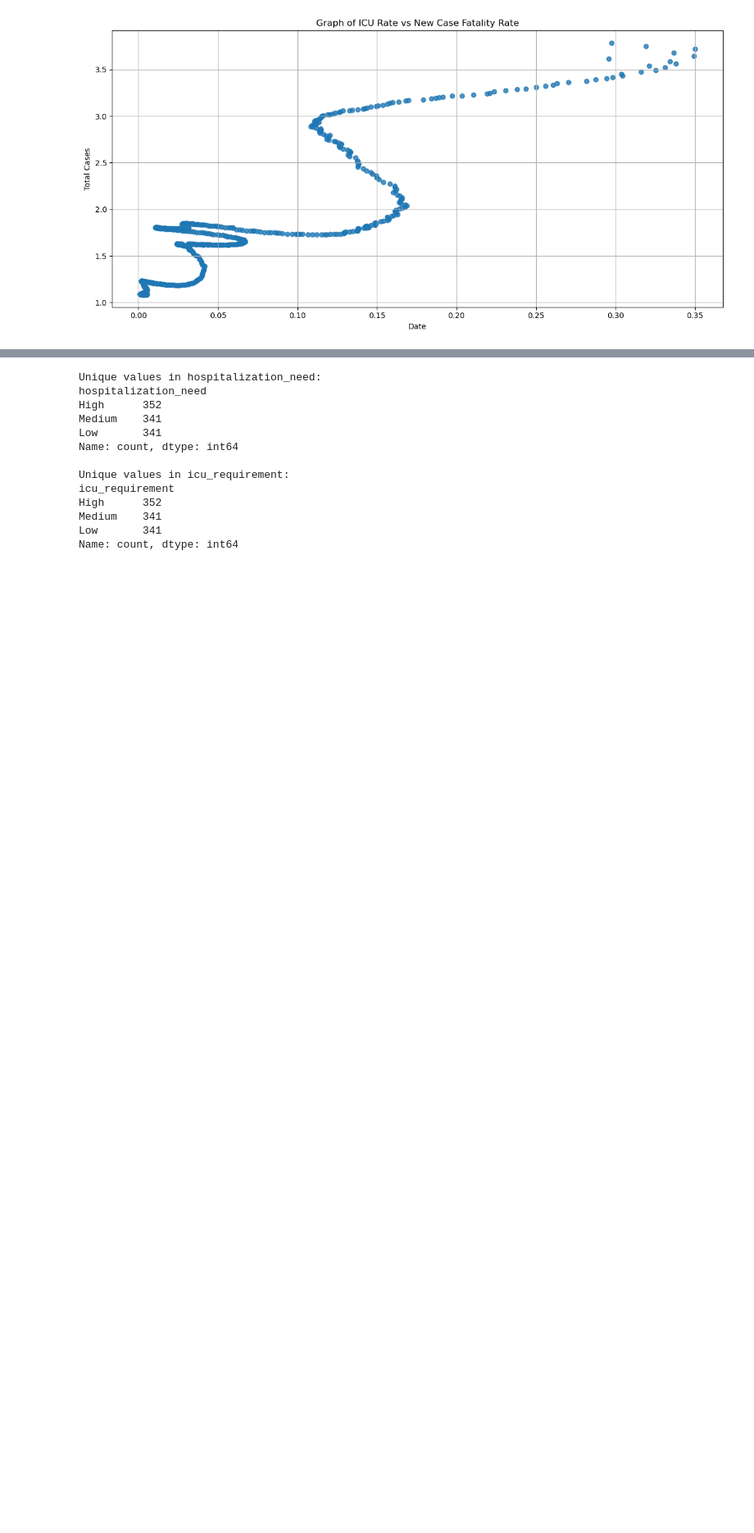
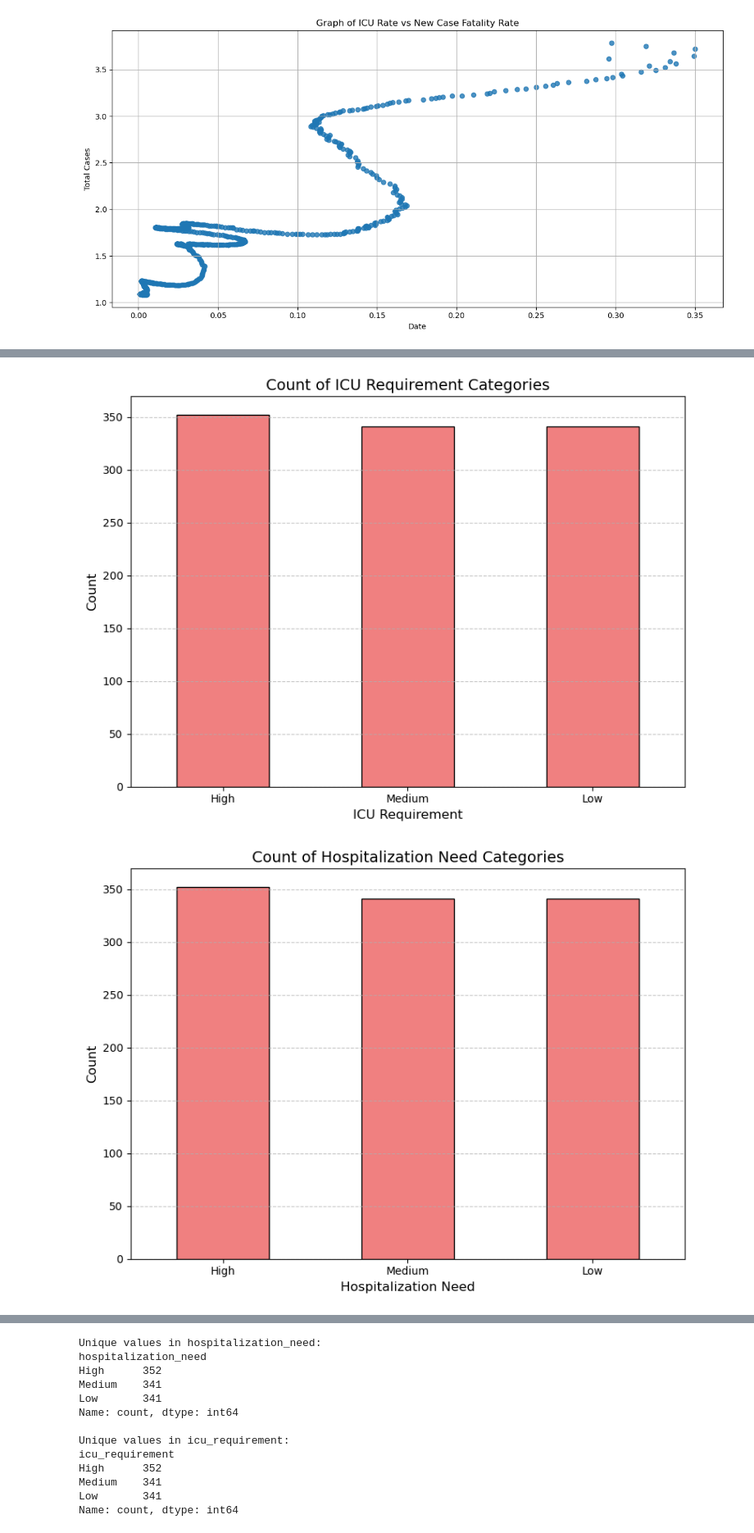
Before and after one commit to NomyNom/cosc3337_data_project, a Jupyter notebook: eda.ipynb, the cells around one changed output, grey strips where cells are left out. Shown at 82% size. Cells and saved outputs as stored; diff of their text form; code cells hidden in the pictures; blank space fills up the shorter version.

```diff
--- a/eda.ipynb
+++ b/eda.ipynb
@@ -220,0 +260,39 @@ plt.show()
+# %%
+# Count the number of instances for each ICU requirement category
+icu_requirement_counts = covid_data['icu_requirement'].value_counts()
+
+# Create the bar graph
+plt.figure(figsize=(8, 6))
+icu_requirement_counts.plot(kind='bar', color='lightcoral', edgecolor='black')
+
+# Add labels and title
+plt.title('Count of ICU Requirement Categories', fontsize=14)
+plt.xlabel('ICU Requirement', fontsize=12)
+plt.ylabel('Count', fontsize=12)
+plt.xticks(rotation=0)
+plt.grid(axis='y', linestyle='--', alpha=0.7)
+
+# Show the plot
+plt.tight_layout()
+plt.show()
+
+# Count the number of instances for each Hospital needs category
+hospitalization_need_counts = covid_data['hospitalization_need'].value_counts()
+
+# Create the bar graph
+plt.figure(figsize=(8, 6))
+icu_requirement_counts.plot(kind='bar', color='lightcoral', edgecolor='black')
+
+# Add labels and title
+plt.title('Count of Hospitalization Need Categories', fontsize=14)
+plt.xlabel('Hospitalization Need', fontsize=12)
+plt.ylabel('Count', fontsize=12)
+plt.xticks(rotation=0)
+plt.grid(axis='y', linestyle='--', alpha=0.7)
+
+# Show the plot
+plt.tight_layout()
+plt.show()
+# %% [output]
+[figure, added]
+[figure, added]
```
Also changed, not shown: parts of 2 cells of this notebook.
